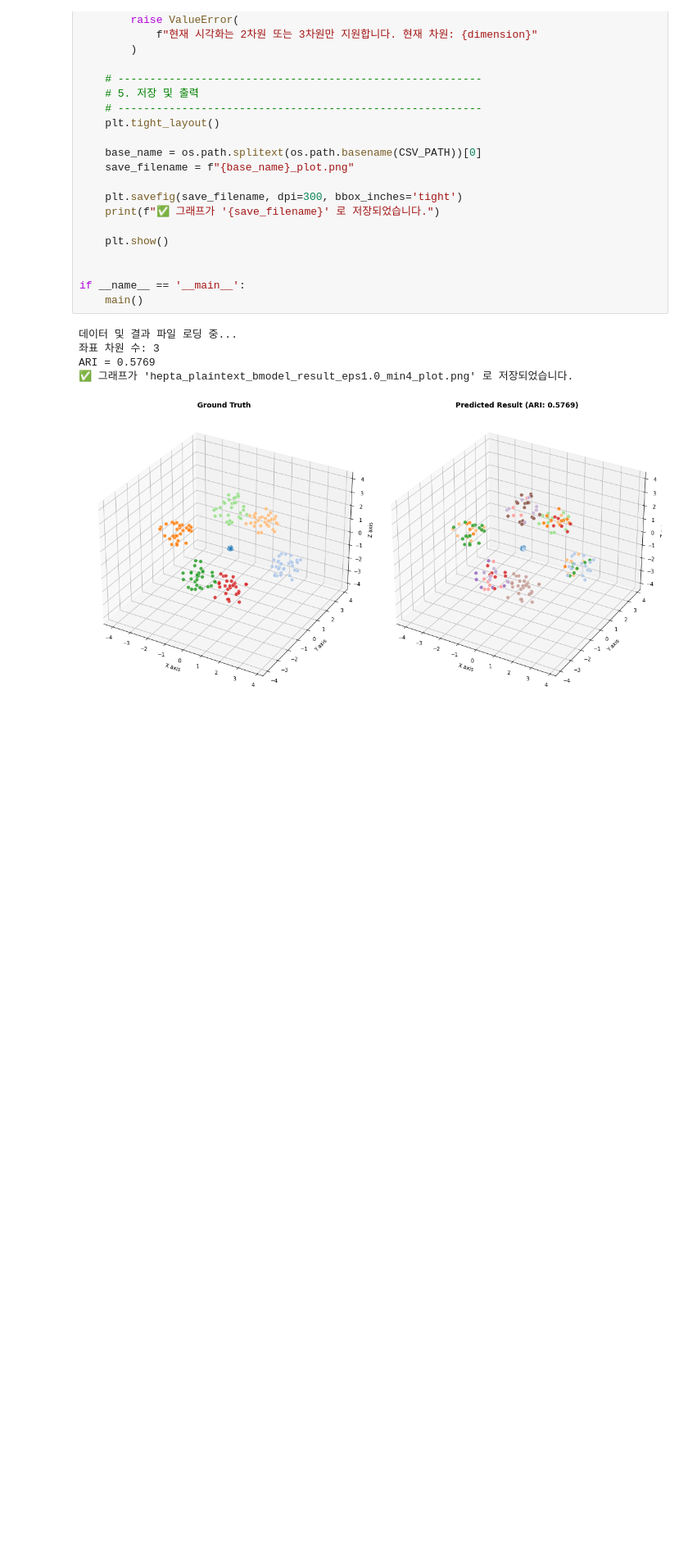
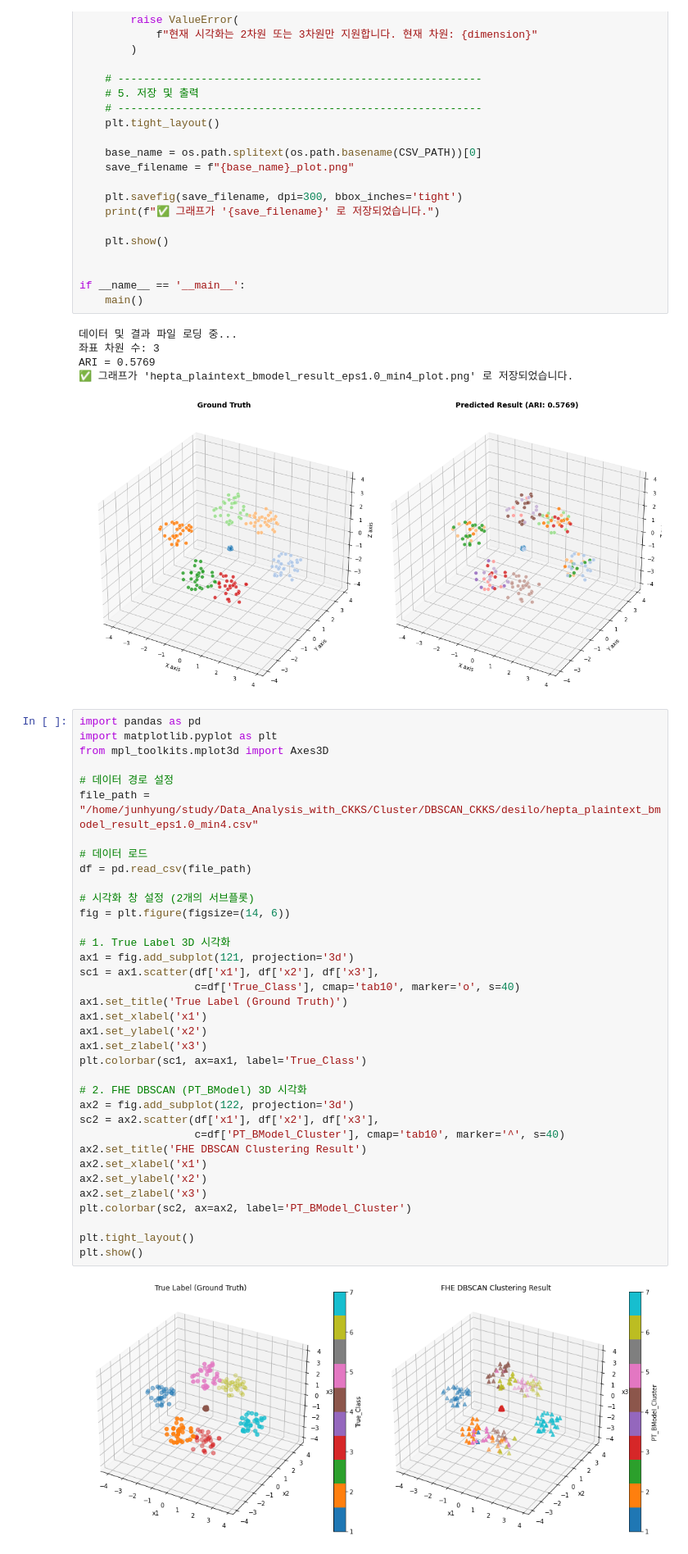
Before and after one commit to gspark0621/Data-Analysis-with-CKKS, a Jupyter notebook: Cluster/DBSCAN_CKKS/desilo/core_test/multi_pt_test/visualize.ipynb, the cells around one changed output. Shown at 82% size. Cells and saved outputs as stored; diff of their text form; blank space fills up the shorter version.

```diff
--- a/Cluster/DBSCAN_CKKS/desilo/core_test/multi_pt_test/visualize.ipynb
+++ b/Cluster/DBSCAN_CKKS/desilo/core_test/multi_pt_test/visualize.ipynb
@@ -221,3 +221,41 @@ if __name__ == '__main__':
 ARI = 0.5769
 ✅ 그래프가 'hepta_plaintext_bmodel_result_eps1.0_min4_plot.png' 로 저장되었습니다.
 [figure]
+# %%
+import pandas as pd
+import matplotlib.pyplot as plt
+from mpl_toolkits.mplot3d import Axes3D
+
+# 데이터 경로 설정
+file_path = "/home/junhyung/study/Data_Analysis_with_CKKS/Cluster/DBSCAN_CKKS/desilo/hepta_plaintext_bmodel_result_eps1.0_min4.csv"
+
+# 데이터 로드
+df = pd.read_csv(file_path)
+
+# 시각화 창 설정 (2개의 서브플롯)
+fig = plt.figure(figsize=(14, 6))
+
+# 1. True Label 3D 시각화
+ax1 = fig.add_subplot(121, projection='3d')
+sc1 = ax1.scatter(df['x1'], df['x2'], df['x3'],
+                  c=df['True_Class'], cmap='tab10', marker='o', s=40)
+ax1.set_title('True Label (Ground Truth)')
+ax1.set_xlabel('x1')
+ax1.set_ylabel('x2')
+ax1.set_zlabel('x3')
+plt.colorbar(sc1, ax=ax1, label='True_Class')
+
+# 2. FHE DBSCAN (PT_BModel) 3D 시각화
+ax2 = fig.add_subplot(122, projection='3d')
+sc2 = ax2.scatter(df['x1'], df['x2'], df['x3'],
+                  c=df['PT_BModel_Cluster'], cmap='tab10', marker='^', s=40)
+ax2.set_title('FHE DBSCAN Clustering Result')
+ax2.set_xlabel('x1')
+ax2.set_ylabel('x2')
+ax2.set_zlabel('x3')
+plt.colorbar(sc2, ax=ax2, label='PT_BModel_Cluster')
+
+plt.tight_layout()
+plt.show()
+# %% [output]
+[figure, added]
```
Also changed, not shown: 56 other files.
